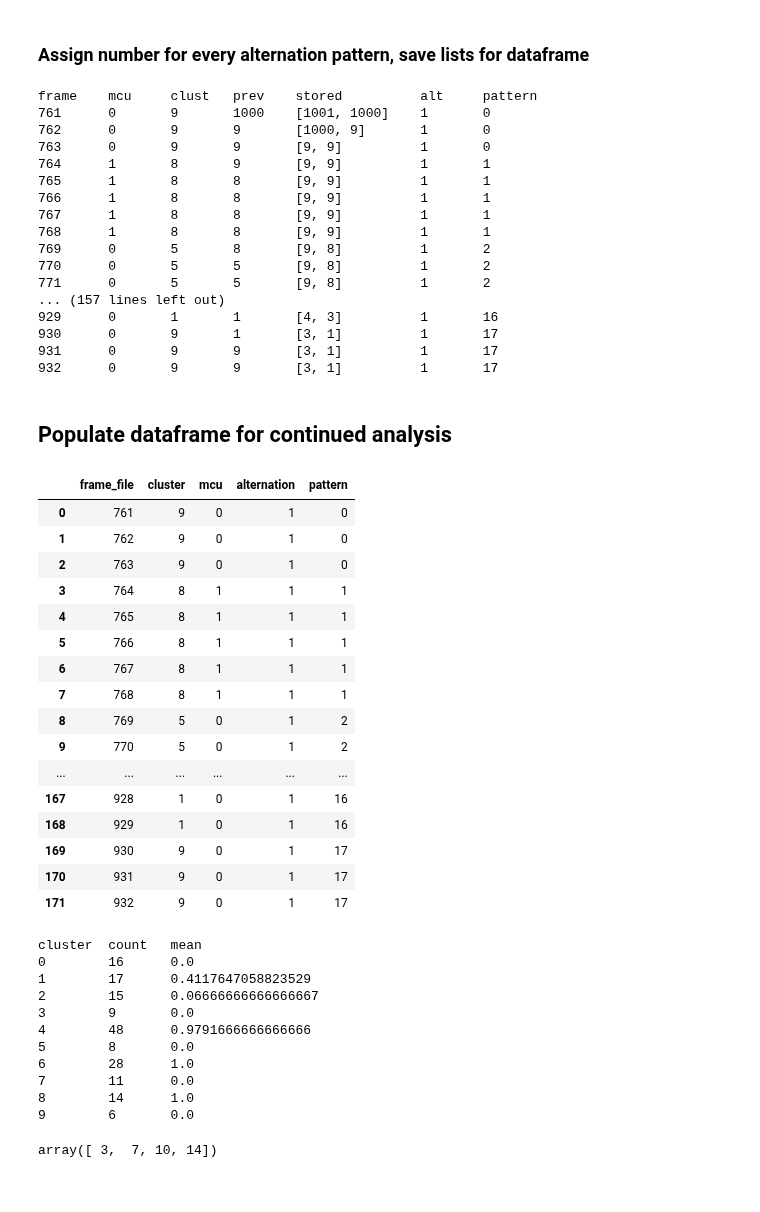
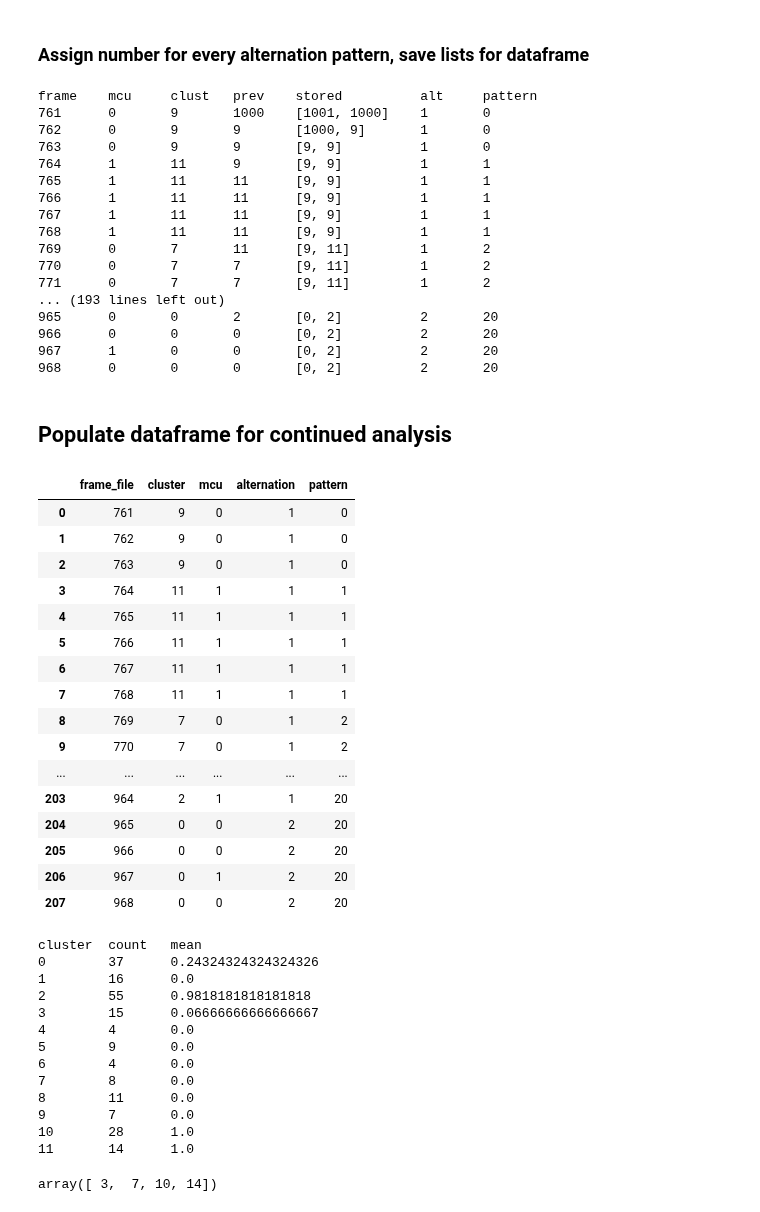
Before and after one commit to JohnTheTripper/moviegoer-prototype, a Jupyter notebook: scene_clustering.ipynb, the cells around one changed output. Drawn from its saved outputs; the diff is of its cells as text; code cells hidden in the pictures.

```diff
--- a/scene_clustering.ipynb
+++ b/scene_clustering.ipynb
@@ -33,7 +33,7 @@ Using TensorFlow backend.
 # frame_choice = list(range(6687, 6777)) # Parasite, hiding in bushes, eh, 2900
 
 film = 'hustle'
-frame_choice = list(range(761, 933)) # Hustle, hiding in bushes, eh, 2900
+frame_choice = list(range(761, 969)) # Hustle, hiding in bushes, eh, 2900
 # %%
 # establish folder for this film
 dialogue_folder = os.path.join('dialogue_frames', film)
@@ -226,43 +230,43 @@ frame    mcu     clust   prev    stored          alt     pattern
 761      0       9       1000    [1001, 1000]    1       0
 762      0       9       9       [1000, 9]       1       0
 763      0       9       9       [9, 9]          1       0
-764      1       8       9       [9, 9]          1       1
-765      1       8       8       [9, 9]          1       1
-766      1       8       8       [9, 9]          1       1
-767      1       8       8       [9, 9]          1       1
-768      1       8       8       [9, 9]          1       1
-769      0       5       8       [9, 8]          1       2
-770      0       5       5       [9, 8]          1       2
-771      0       5       5       [9, 8]          1       2
-... (157 lines left out)
-929      0       1       1       [4, 3]          1       16
-930      0       9       1       [3, 1]          1       17
-931      0       9       9       [3, 1]          1       17
-932      0       9       9       [3, 1]          1       17
+764      1       11      9       [9, 9]          1       1
+765      1       11      11      [9, 9]          1       1
+766      1       11      11      [9, 9]          1       1
+767      1       11      11      [9, 9]          1       1
+768      1       11      11      [9, 9]          1       1
+769      0       7       11      [9, 11]         1       2
+770      0       7       7       [9, 11]         1       2
+771      0       7       7       [9, 11]         1       2
+... (193 lines left out)
+965      0       0       2       [0, 2]          2       20
+966      0       0       0       [0, 2]          2       20
+967      1       0       0       [0, 2]          2       20
+968      0       0       0       [0, 2]          2       20
 # %% [markdown]
 ## Populate dataframe for continued analysis
 # %%
 scene_df = pd.DataFrame(zip(frame_choice, hac.labels_, y_pred_values, alt_list, pattern_list), columns=['frame_file', 'cluster', 'mcu', 'alternation', 'pattern'])
-pd.options.display.max_rows=200
-scene_df.head(200)
+pd.options.display.max_rows=210
+scene_df.head(210)
 # %% [output]
 |  | frame_file | cluster | mcu | alternation | pattern |
 | 0 | 761 | 9 | 0 | 1 | 0 |
 | 1 | 762 | 9 | 0 | 1 | 0 |
 | 2 | 763 | 9 | 0 | 1 | 0 |
-| 3 | 764 | 8 | 1 | 1 | 1 |
-| 4 | 765 | 8 | 1 | 1 | 1 |
-| 5 | 766 | 8 | 1 | 1 | 1 |
-| 6 | 767 | 8 | 1 | 1 | 1 |
-| 7 | 768 | 8 | 1 | 1 | 1 |
-| 8 | 769 | 5 | 0 | 1 | 2 |
-| 9 | 770 | 5 | 0 | 1 | 2 |
+| 3 | 764 | 11 | 1 | 1 | 1 |
+| 4 | 765 | 11 | 1 | 1 | 1 |
+| 5 | 766 | 11 | 1 | 1 | 1 |
+| 6 | 767 | 11 | 1 | 1 | 1 |
+| 7 | 768 | 11 | 1 | 1 | 1 |
+| 8 | 769 | 7 | 0 | 1 | 2 |
+| 9 | 770 | 7 | 0 | 1 | 2 |
 | ... | ... | ... | ... | ... | ... |
-| 167 | 928 | 1 | 0 | 1 | 16 |
-| 168 | 929 | 1 | 0 | 1 | 16 |
-| 169 | 930 | 9 | 0 | 1 | 17 |
-| 170 | 931 | 9 | 0 | 1 | 17 |
-| 171 | 932 | 9 | 0 | 1 | 17 |
+| 203 | 964 | 2 | 1 | 1 | 20 |
+| 204 | 965 | 0 | 0 | 2 | 20 |
+| 205 | 966 | 0 | 0 | 2 | 20 |
+| 206 | 967 | 0 | 1 | 2 | 20 |
+| 207 | 968 | 0 | 0 | 2 | 20 |
 # %%
 '''
 first pattern with more than 3 alternations is pattern 3, starting with cluster 1 which is NOT an MCU
@@ -271,20 +275,22 @@ final pattern with more than 3 alternations is pattern 14, ending with cluster 4
 '''
 # %%
 print('cluster\t', 'count\t', 'mean\t')
-for x in range(0, 10):
+for x in range(0, 12):
     print(x, '\t', scene_df.loc[scene_df['cluster'] == x]['mcu'].count(), '\t', scene_df.loc[scene_df['cluster'] == x]['mcu'].mean())
 # %% [output]
 cluster  count   mean
-0        16      0.0
-1        17      0.4117647058823529
-2        15      0.06666666666666667
-3        9       0.0
-4        48      0.9791666666666666
-5        8       0.0
-6        28      1.0
-7        11      0.0
-8        14      1.0
-9        6       0.0
+0        37      0.24324324324324326
+1        16      0.0
+2        55      0.9818181818181818
+3        15      0.06666666666666667
+4        4       0.0
+5        9       0.0
+6        4       0.0
+7        8       0.0
+8        11      0.0
+9        7       0.0
+10       28      1.0
+11       14      1.0
 # %%
 # various pandas lookups for debugging
 # pd.options.display.max_rows=200
```
Also changed, not shown: parts of 33 cells of this notebook.
